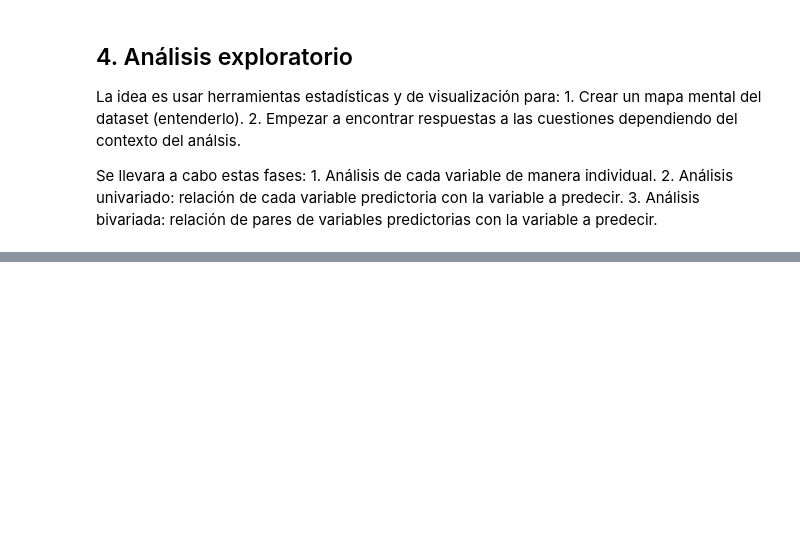
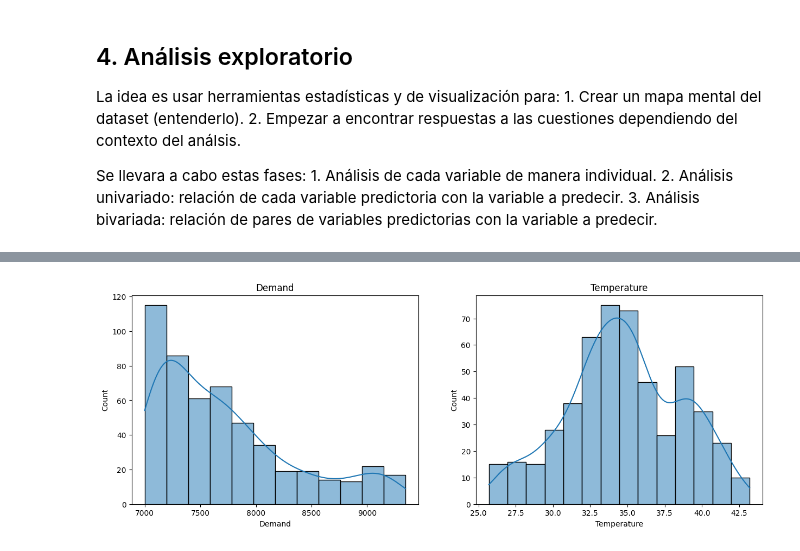
Before and after one commit to JoseTorres022/practica1-u3-vic-elec, a Jupyter notebook: notebooks/jp2EDA.ipynb, the cells around one changed output, grey strips where cells are left out. Drawn from its saved outputs; the diff is of its cells as text; code cells hidden in the pictures; blank space fills up the shorter version.

```diff
--- a/notebooks/jp2EDA.ipynb
+++ b/notebooks/jp2EDA.ipynb
@@ -32,0 +38,14 @@ Se llevara a cabo estas fases:
+# %%
+#Tomamos las variables categoricas y creamos graficos, para comprender mejor los datos,
+#creamos grficos de barras
+
+columnas_categorias=['Time', 'Date']
+
+#Graficos de barras de conteo
+fig, ax=plt.subplots(nrows=len(columnas_categorias),ncols=1, figsize=(100,30))
+fig.subplots_adjust(hspace=0.5)
+
+for i, col in enumerate(columnas_categorias):
+    sns.countplot(x=col, data=data, ax=ax[i])
+    ax[i].set_title(col)
+    ax[i].set_xticklabels(ax[i].get_xticklabels(),rotation=90)
@@ -32,0 +65,14 @@ Se llevara a cabo estas fases:
+# %%
+#Es mejor graficas los datos, para comprender mejor la informacion
+#Dibujamos los histogramas
+
+columnas_numericas=['Demand','Temperature']
+
+fig, ax=plt.subplots(nrows=1,ncols=2, figsize=(15,5))
+fig.subplots_adjust(hspace=0.5)
+
+for i, col in enumerate(columnas_numericas):
+    sns.histplot(x=col,data=data,ax=ax[i], kde=True)
+    ax[i].set_title(col)
+# %% [output]
+[figure, added]
```
Also changed, not shown: parts of 5 cells of this notebook.
